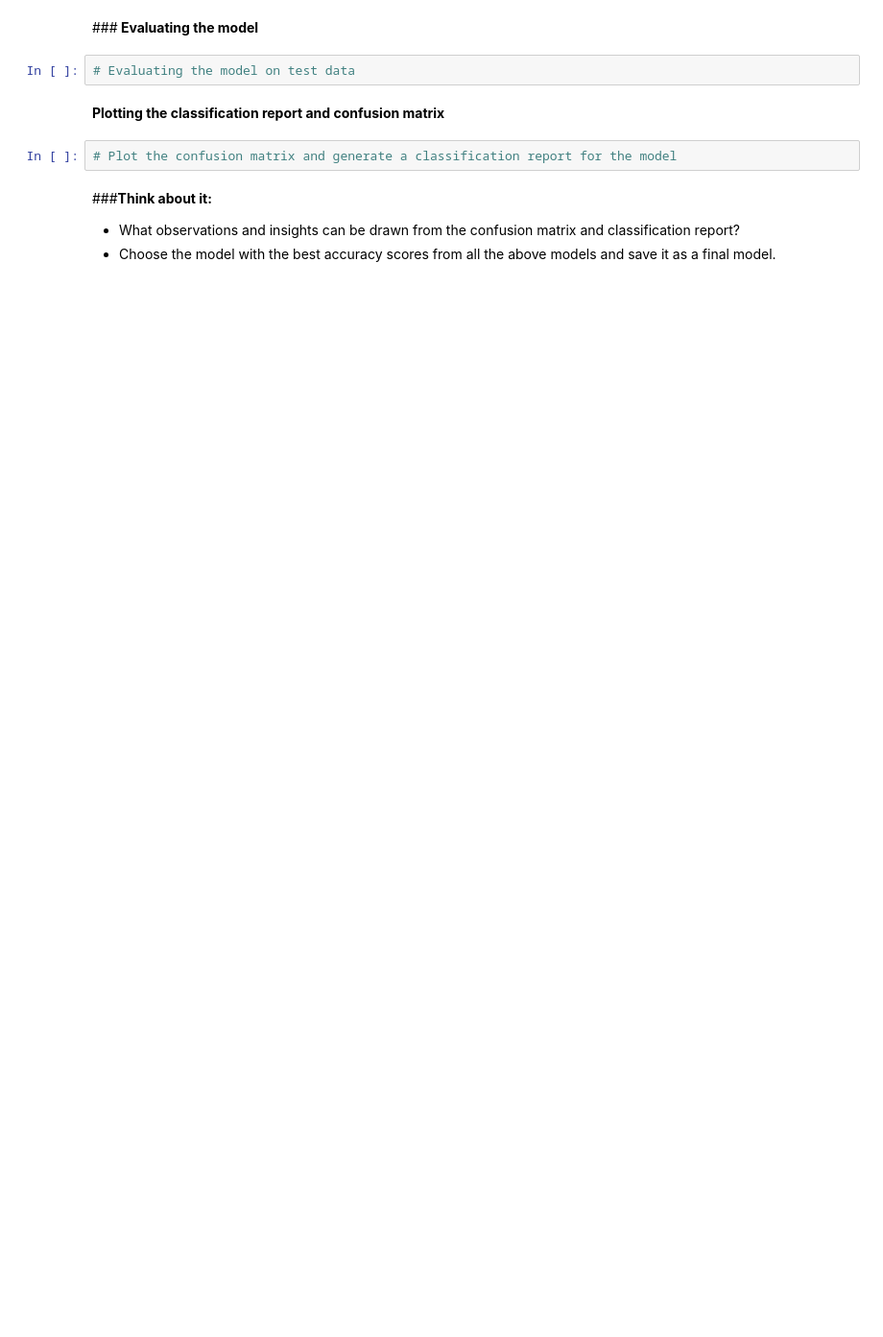
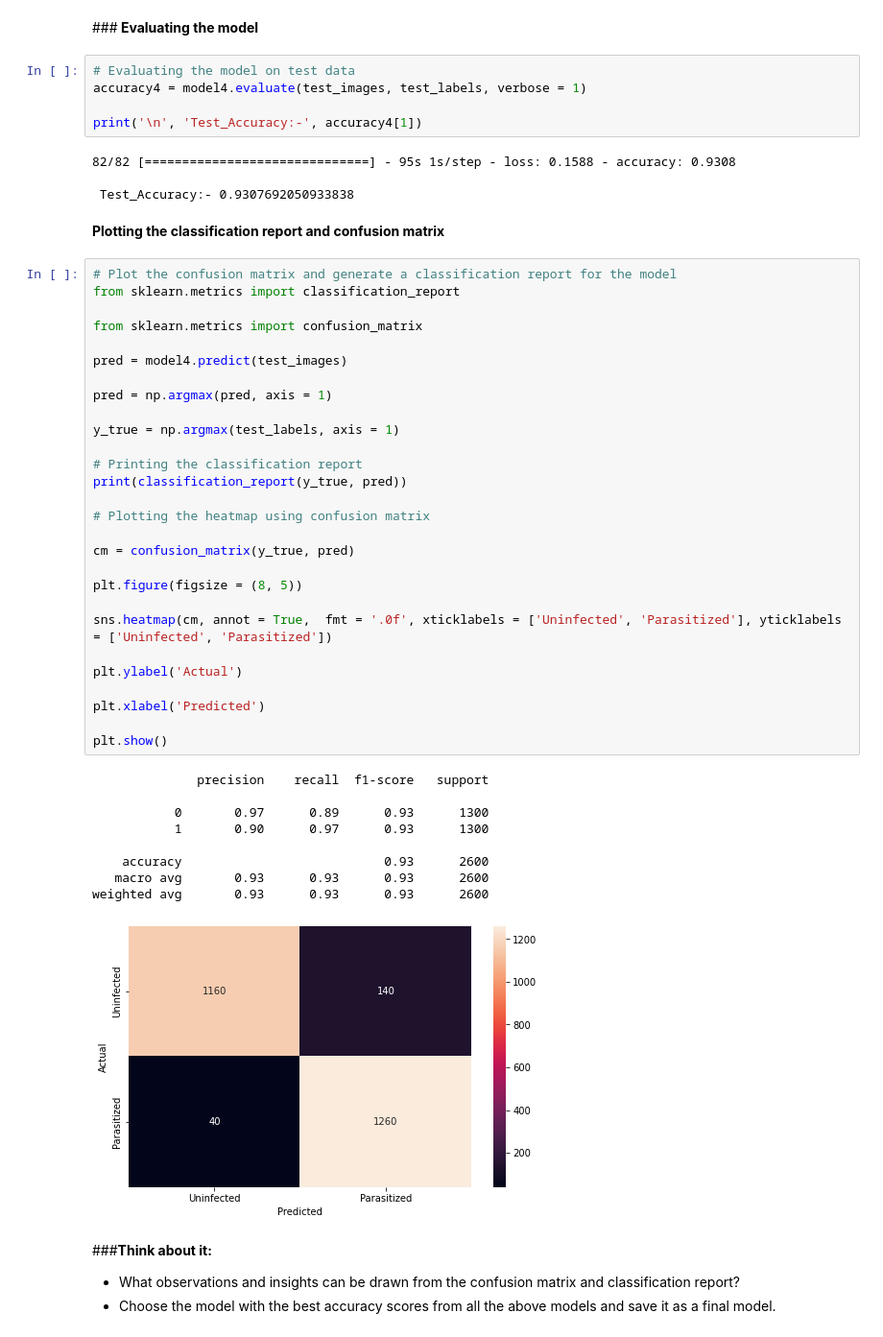
Before and after one commit to sunny722122/capitalstone_Proj_malaria_detection, a Jupyter notebook: Reference_Notebook_Milestone_2_Deep_Learning.ipynb, the cells around one changed output. Shown: that part at 96% size. Cells and saved outputs as stored; diff of their text form; blank space fills up the shorter version.

```diff
--- a/Reference_Notebook_Milestone_2_Deep_Learning.ipynb
+++ b/Reference_Notebook_Milestone_2_Deep_Learning.ipynb
@@ -914,10 +1006,53 @@ plot_accuracy(__________)
 ###<b> Evaluating the model
 # %%
 # Evaluating the model on test data
+accuracy4 = model4.evaluate(test_images, test_labels, verbose = 1)
+
+print('\n', 'Test_Accuracy:-', accuracy4[1])
+# %% [output]
+82/82 [==============================] - 95s 1s/step - loss: 0.1588 - accuracy: 0.9308
+
+ Test_Accuracy:- 0.9307692050933838
 # %% [markdown]
 <b>Plotting the classification report and confusion matrix
-# %%
-# Plot the confusion matrix and generate a classification report for the model
+# %%
+# Plot the confusion matrix and generate a classification report for the model
+from sklearn.metrics import classification_report
+
+from sklearn.metrics import confusion_matrix
+
+pred = model4.predict(test_images)
+
+pred = np.argmax(pred, axis = 1)
+
+y_true = np.argmax(test_labels, axis = 1)
+
+# Printing the classification report
+print(classification_report(y_true, pred))
+
+# Plotting the heatmap using confusion matrix
+
+cm = confusion_matrix(y_true, pred)
+
+plt.figure(figsize = (8, 5))
+
+sns.heatmap(cm, annot = True,  fmt = '.0f', xticklabels = ['Uninfected', 'Parasitized'], yticklabels = ['Uninfected', 'Parasitized'])
+
+plt.ylabel('Actual')
+
+plt.xlabel('Predicted')
+
+plt.show()
+# %% [output]
+              precision    recall  f1-score   support
+
+           0       0.97      0.89      0.93      1300
+           1       0.90      0.97      0.93      1300
+
+    accuracy                           0.93      2600
+   macro avg       0.93      0.93      0.93      2600
+weighted avg       0.93      0.93      0.93      2600
+[figure, added]
 # %% [markdown]
 ###<b>Think about it:</b>
 *  What observations and insights can be drawn from the confusion matrix and classification report?
```
Also changed, not shown: parts of 19 cells of this notebook.
